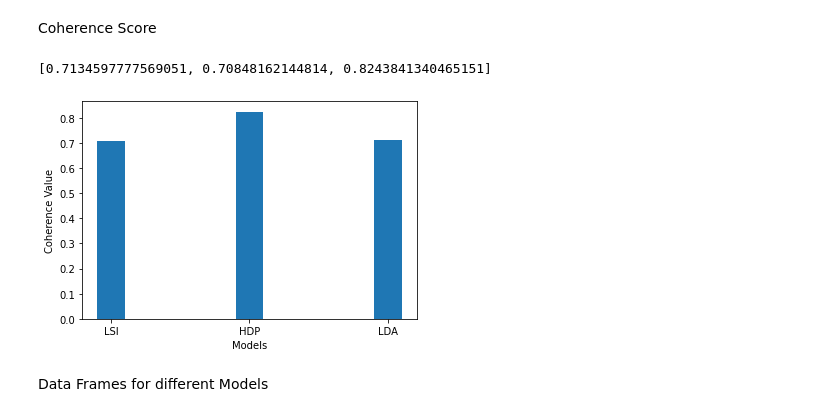
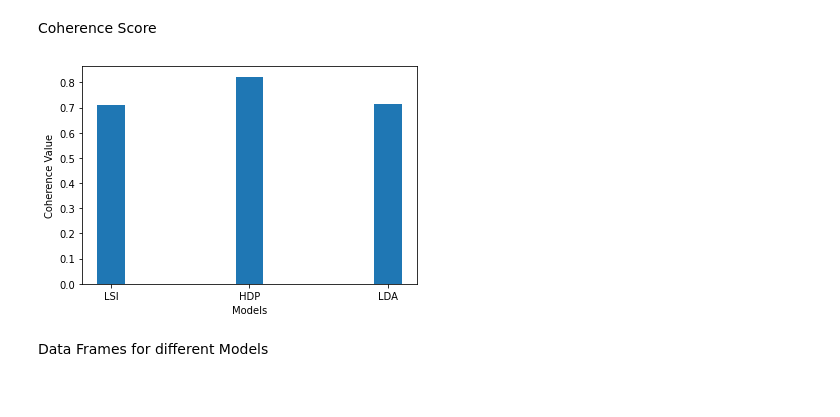
Before and after one commit to bharatbajoria/Dataset-Analytics-Modules, a Jupyter notebook: Topic_Modelling_LDA.ipynb, the cells around one changed output. Saved outputs shown, nothing was run; the diff lists cells and outputs as text; code cells hidden in the pictures.

```diff
--- a/Topic_Modelling_LDA.ipynb
+++ b/Topic_Modelling_LDA.ipynb
@@ -426,35 +312,31 @@ Coherence Score
 # %%
 coherence_score=[]
 
 lda_coherence = CoherenceModel(topics=ldatopics, texts=tk, dictionary=dictionary, window_size=10).get_coherence()
 lsi_coherence = CoherenceModel(topics=lsitopics[:10], texts=tk, dictionary=dictionary, window_size=10).get_coherence()
 hdp_coherence = CoherenceModel(topics=hdptopics[:10], texts=tk, dictionary=dictionary, window_size=10).get_coherence()
 
 
 coherence_score.append(lda_coherence)
 coherence_score.append(lsi_coherence)
 coherence_score.append(hdp_coherence)
 
-coherence_score
+def evaluate_bar_graph(coherences, indices):
+    assert len(coherences) == len(indices)
+    n = len(coherences)
+    x = np.arange(n)
+    plt.bar(x, coherences, width=0.2, tick_label=indices, align='center')
+    plt.xlabel('Models')
+    plt.ylabel('Coherence Value')
+
+
+
+evaluate_bar_graph([lsi_coherence, hdp_coherence, lda_coherence],
+                   ['LSI', 'HDP', 'LDA'])
+best_score=max(coherence_score)
+i=coherence_score.index(best_score)
 # %% [output]
-[0.7134597777569051, 0.70848162144814, 0.8243841340465151]
+[figure, added]
-# %%
-def evaluate_bar_graph(coherences, indices):
-    assert len(coherences) == len(indices)
-    n = len(coherences)
-    x = np.arange(n)
-    plt.bar(x, coherences, width=0.2, tick_label=indices, align='center')
-    plt.xlabel('Models')
-    plt.ylabel('Coherence Value')
-
-
-
-evaluate_bar_graph([lsi_coherence, hdp_coherence, lda_coherence],
-                   ['LSI', 'HDP', 'LDA'])
-best_score=max(coherence_score)
-i=coherence_score.index(best_score)
-# %% [output]
-[figure, removed]
 # %% [markdown]
 Data Frames for different Models
 # %%
```
Also changed, not shown: parts of 43 cells of this notebook.
